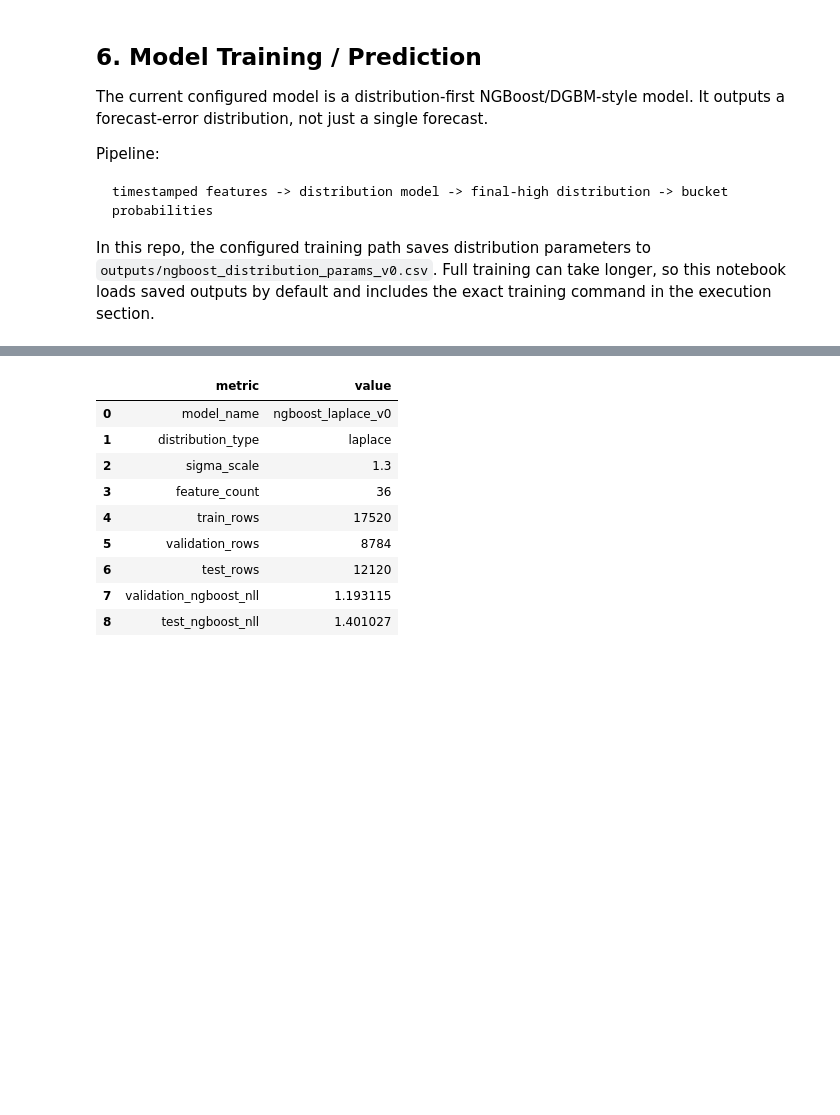
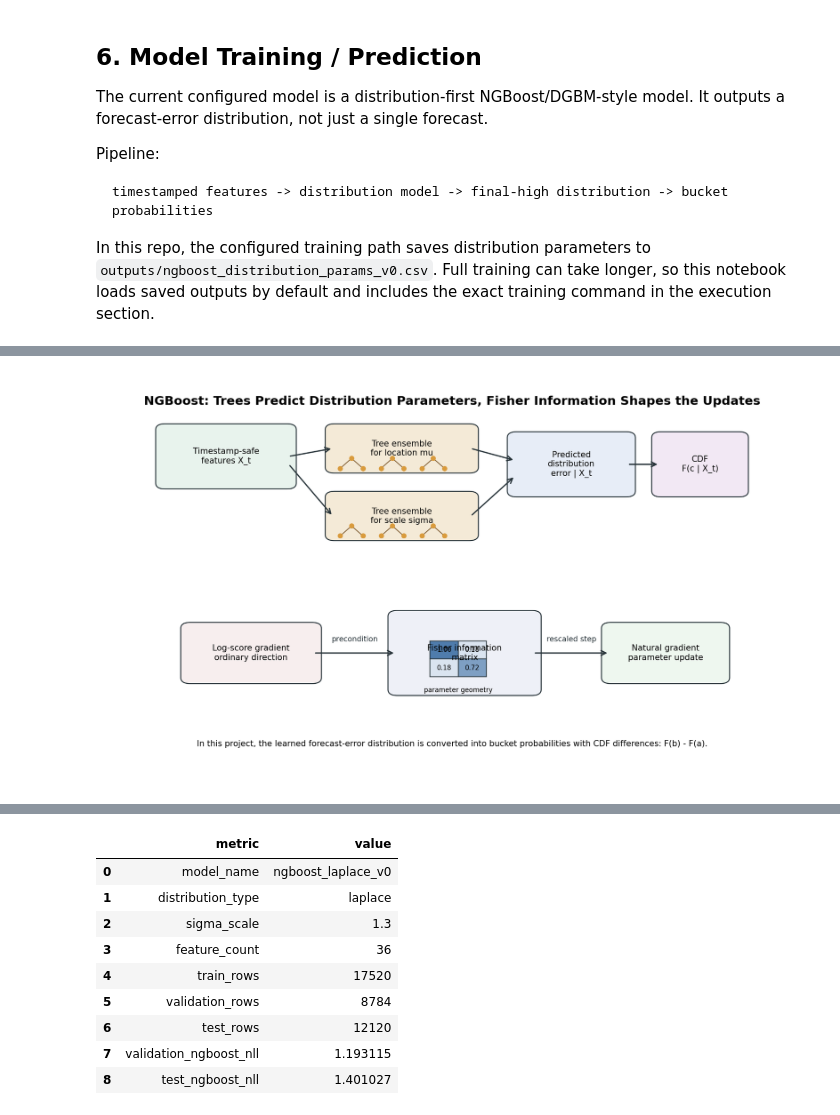
Before and after one commit to ericzzhang27-sys/Kalshi-Weather-Trading, a Jupyter notebook: notebooks/project_walkthrough.ipynb, the cells around one changed output, grey strips where cells are left out. Cells and saved outputs as stored; diff of their text form; code cells hidden in the pictures; blank space fills up the shorter version.

```diff
--- a/notebooks/project_walkthrough.ipynb
+++ b/notebooks/project_walkthrough.ipynb
@@ -530,0 +549,66 @@ In this repo, the configured training path saves distribution parameters to `out
+# %%
+from matplotlib.patches import FancyArrowPatch, FancyBboxPatch, Rectangle
+from matplotlib.colors import LinearSegmentedColormap
+
+fig, ax = plt.subplots(figsize=(12, 7))
+ax.set_xlim(0, 1)
+ax.set_ylim(0, 1)
+ax.axis("off")
+
+box_style = dict(boxstyle="round,pad=0.012,rounding_size=0.015", linewidth=1.2, edgecolor="#263238")
+
+def add_box(x, y, w, h, text, face="#eef4f6", fontsize=10):
+    patch = FancyBboxPatch((x, y), w, h, **box_style, facecolor=face)
+    ax.add_patch(patch)
+    ax.text(x + w / 2, y + h / 2, text, ha="center", va="center", fontsize=fontsize)
+    return patch
+
+def add_arrow(x1, y1, x2, y2, label=None):
+    arrow = FancyArrowPatch((x1, y1), (x2, y2), arrowstyle="->", mutation_scale=15, linewidth=1.5, color="#263238")
+    ax.add_patch(arrow)
+    if label:
+        ax.text((x1 + x2) / 2, (y1 + y2) / 2 + 0.025, label, ha="center", va="bottom", fontsize=9, color="#263238")
+
+add_box(0.04, 0.74, 0.20, 0.14, "Timestamp-safe\nfeatures X_t", "#e8f3ed")
+add_box(0.31, 0.78, 0.22, 0.10, "Tree ensemble\nfor location mu", "#f4ead7")
+add_box(0.31, 0.61, 0.22, 0.10, "Tree ensemble\nfor scale sigma", "#f4ead7")
+add_box(0.60, 0.72, 0.18, 0.14, "Predicted\ndistribution\nerror | X_t", "#e7edf7")
+add_box(0.83, 0.72, 0.13, 0.14, "CDF\nF(c | X_t)", "#f2e8f4")
+
+add_arrow(0.24, 0.81, 0.31, 0.83)
+add_arrow(0.24, 0.79, 0.31, 0.66)
+add_arrow(0.53, 0.83, 0.60, 0.80)
+add_arrow(0.53, 0.66, 0.60, 0.76)
+add_arrow(0.78, 0.79, 0.83, 0.79)
+
+# Simple tree sketches inside the ensemble boxes.
+for x0, y0 in [(0.34, 0.805), (0.405, 0.805), (0.47, 0.805), (0.34, 0.635), (0.405, 0.635), (0.47, 0.635)]:
+    ax.plot([x0, x0 - 0.018], [y0, y0 - 0.025], color="#7d5a2f", lw=1)
+    ax.plot([x0, x0 + 0.018], [y0, y0 - 0.025], color="#7d5a2f", lw=1)
+    ax.scatter([x0, x0 - 0.018, x0 + 0.018], [y0, y0 - 0.025, y0 - 0.025], s=28, color="#d99b3d", zorder=3)
+
+# Natural gradient area.
+add_box(0.08, 0.25, 0.20, 0.13, "Log-score gradient\nordinary direction", "#f7eeee")
+add_box(0.41, 0.22, 0.22, 0.19, "Fisher information\nmatrix", "#eef0f7")
+add_box(0.75, 0.25, 0.18, 0.13, "Natural gradient\nparameter update", "#eef7ef")
+add_arrow(0.28, 0.315, 0.41, 0.315, "precondition")
+add_arrow(0.63, 0.315, 0.75, 0.315, "rescaled step")
+
+matrix = np.array([[1.00, 0.18], [0.18, 0.72]])
+cmap = LinearSegmentedColormap.from_list("info", ["#f8fbff", "#4f7cac"])
+left, bottom, size = 0.465, 0.255, 0.045
+for i in range(2):
+    for j in range(2):
+        ax.add_patch(Rectangle((left + j * size, bottom + (1 - i) * size), size, size, facecolor=cmap(matrix[i, j]), edgecolor="#263238", lw=1))
+        ax.text(left + j * size + size / 2, bottom + (1 - i) * size + size / 2, f"{matrix[i,j]:.2f}", ha="center", va="center", fontsize=8)
+ax.text(left + size, bottom - 0.025, "parameter geometry", ha="center", va="top", fontsize=8)
+
+ax.text(0.5, 0.94, "NGBoost: Trees Predict Distribution Parameters, Fisher Information Shapes the Updates", ha="center", fontsize=15, fontweight="bold")
+ax.text(0.5, 0.08, "In this project, the learned forecast-error distribution is converted into bucket probabilities with CDF differences: F(b) - F(a).", ha="center", fontsize=10)
+fig.tight_layout()
+ngboost_path = FIGURES_DIR / "notebook_ngboost_trees_information_matrix.png"
+fig.savefig(ngboost_path, dpi=150)
+plt.close(fig)
+display(Image(filename=str(ngboost_path)))
+# %% [output]
+[figure, added]
```
Also changed, not shown: parts of 9 cells of this notebook, 3 other files.
